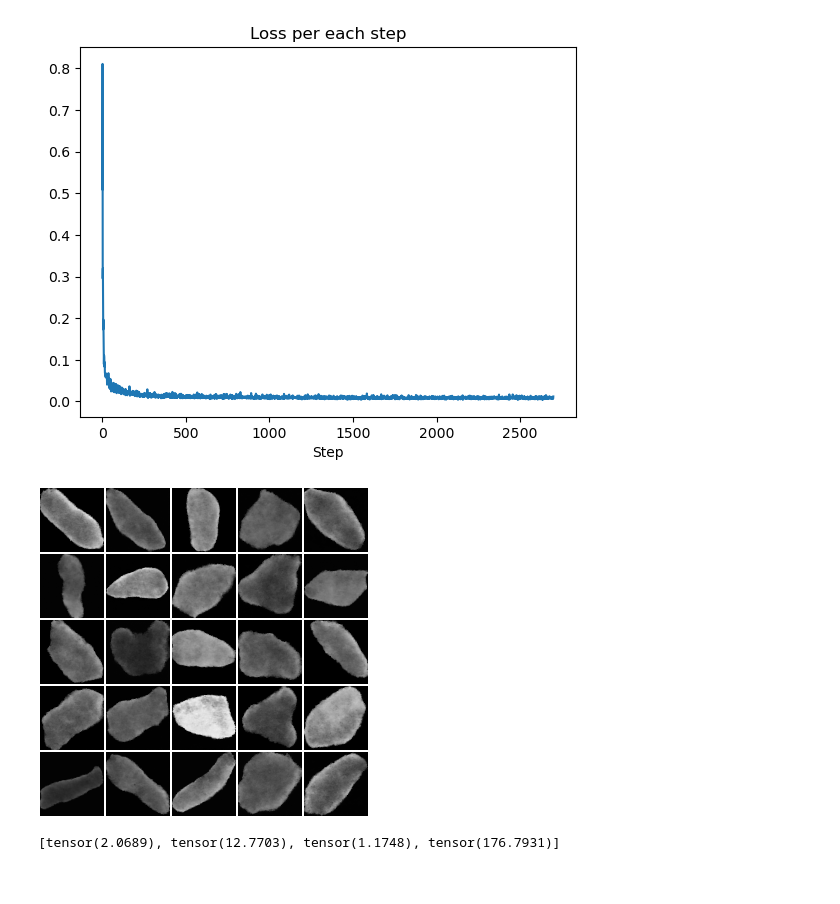
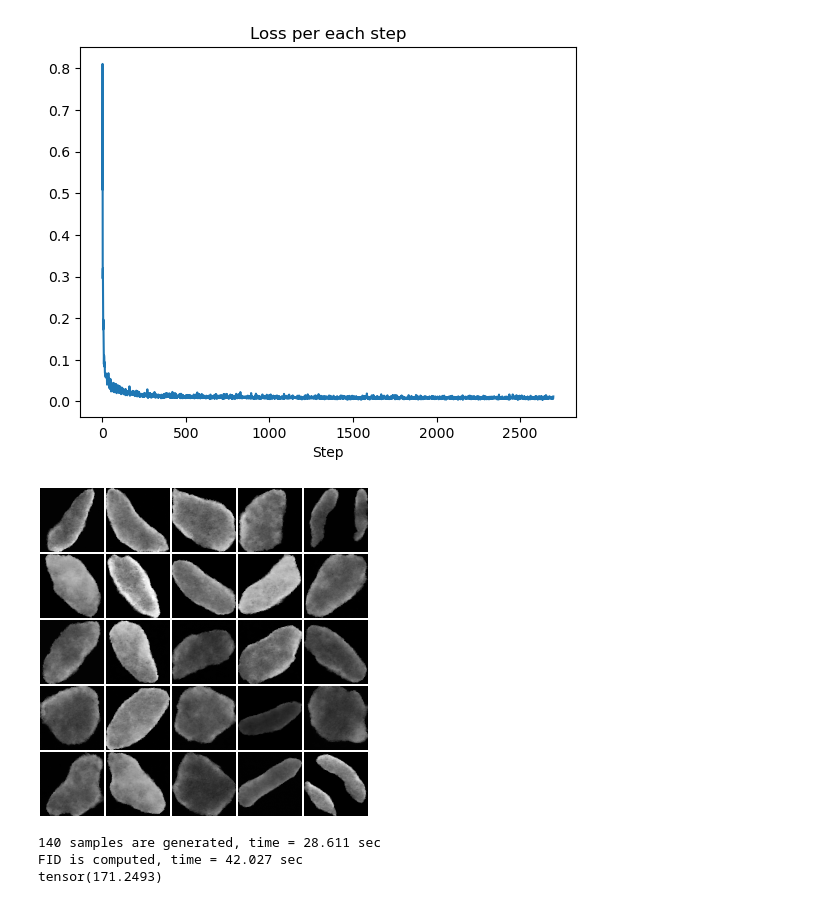
Before and after one commit to anghol/diffusion-substrates, a Jupyter notebook: notebooks/diffusion_cells.ipynb, the cells around one changed output. Cells and saved outputs as stored; diff of their text form; code cells hidden in the pictures.

Commit message:
Fixed functions in utils_diffusion.py

```diff
--- a/notebooks/diffusion_cells.ipynb
+++ b/notebooks/diffusion_cells.ipynb
@@ -87,12 +103,9 @@ model.eval()
 # %%
 # Create grid of generated samples and show it
 
-n_samples = 25
-samples = show_grid_samples(
-    n_samples, diffusion, model, image_size, channels, "grid_samples"
-)
+samples = show_grid_samples(25, diffusion, model, image_size, channels, "cute_grid")
 # %% [output]
-[figure, old version]
+[figure, new version]
 # %%
 # Generate many new separate samples and save them
 
@@ -102,10 +113,9 @@ generate_and_save_samples(sample_dir, 20, diffusion, model, image_size, channels
 # %%
 # Count FID metric
 
-print(
-    count_fid_metric(
-        test_loader, diffusion, model, image_size, channels, [64, 192, 768, 2048]
-    )
-)
+feature = 2048
+print(f"feature = {feature}, FID =", count_fid_metric(train_loader, diffusion, model, image_size, channels, 100, feature))
 # %% [output]
-[tensor(2.0689), tensor(12.7703), tensor(1.1748), tensor(176.7931)]
+140 samples are generated, time = 28.611 sec
+FID is computed, time = 42.027 sec
+tensor(171.2493)
```
Also changed, not shown: parts of 11 cells of this notebook, 3 other files.
